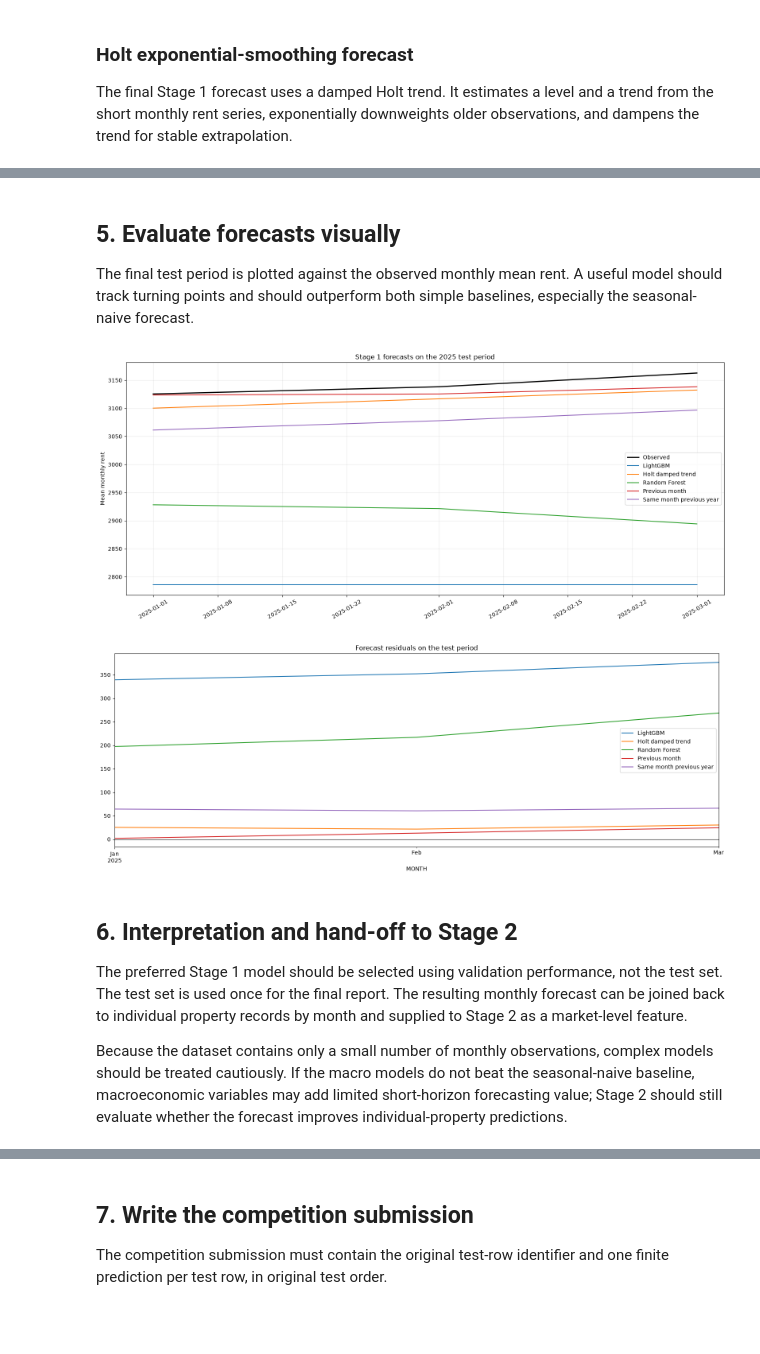
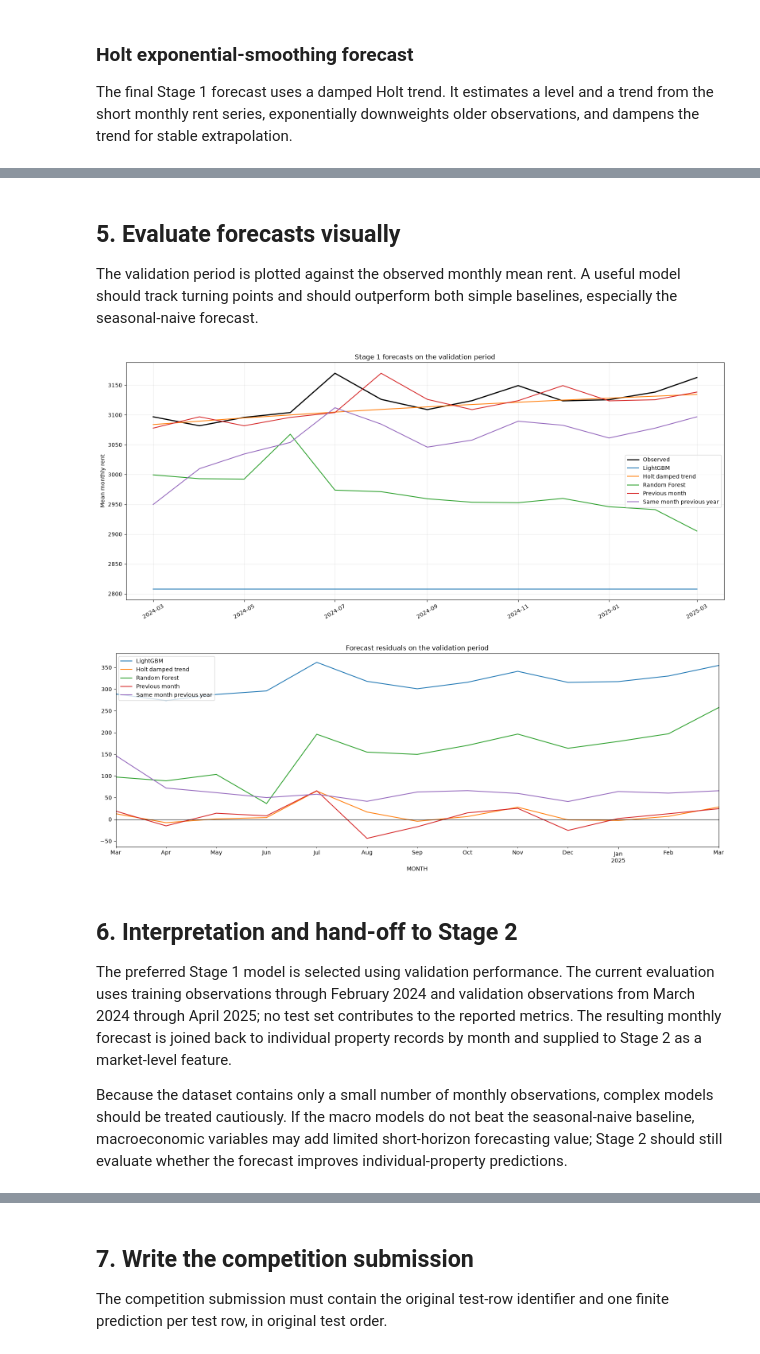
Before and after one commit to elijahkzy/CS5228-project, a Jupyter notebook: final_report/02_modelling/two_stage_models/time_series_plus_residual_model.ipynb, the cells around one changed output, grey strips where cells are left out. Cells and saved outputs as stored; diff of their text form; code cells hidden in the pictures; blank space fills up the shorter version.

```diff
--- a/final_report/02_modelling/two_stage_models/time_series_plus_residual_model.ipynb
+++ b/final_report/02_modelling/two_stage_models/time_series_plus_residual_model.ipynb
@@ -142,24 +143,29 @@ forest = Pipeline([
     ('model', RandomForestRegressor(n_estimators=500, min_samples_leaf=2, random_state=42))
 ])
 lgbm_model.fit(X_train, y_train)
-predictions = {'LightGBM': lgbm_model.predict(X_test),
-              'Holt damped trend': stage1_model.forecast(len(test))}
+predictions = {'LightGBM': lgbm_model.predict(X_valid),
+              'Holt damped trend': stage1_model.forecast(len(valid))}
 forest.fit(X_train, y_train)
-predictions['Random Forest'] = forest.predict(X_test)
+predictions['Random Forest'] = forest.predict(X_valid)
+validation_predictions = {'LightGBM': lgbm_model.predict(X_valid),
+                         'Holt damped trend': stage1_model.forecast(len(valid)),
+                         'Random Forest': forest.predict(X_valid)}
 
-test_indexed = model_data.set_index('MONTH')
-test_months = test['MONTH']
-predictions['Previous month'] = test_months.map(test_indexed['mean_monthly_rent'].shift(1)).to_numpy()
-predictions['Same month previous year'] = test_months.map(test_indexed['mean_monthly_rent'].shift(12)).to_numpy()
+validation_indexed = model_data.set_index('MONTH')
+validation_months = valid['MONTH']
+predictions['Previous month'] = validation_months.map(validation_indexed['mean_monthly_rent'].shift(1)).to_numpy()
+predictions['Same month previous year'] = validation_months.map(validation_indexed['mean_monthly_rent'].shift(12)).to_numpy()
 
 def metrics(y_true, y_pred):
     mask = np.isfinite(y_true) & np.isfinite(y_pred)
     n = int(mask.sum())
+    if n == 0:
+        return {'N': 0, 'MAE': np.nan, 'RMSE': np.nan, 'R2': np.nan}
     return {'N': n, 'MAE': mean_absolute_error(y_true[mask], y_pred[mask]),
             'RMSE': mean_squared_error(y_true[mask], y_pred[mask]) ** 0.5,
             'R2': r2_score(y_true[mask], y_pred[mask]) if n >= 2 else np.nan}
 
-evaluation = pd.DataFrame({name: metrics(y_test.to_numpy(), pred) for name, pred in predictions.items()}).T
+evaluation = pd.DataFrame({name: metrics(y_valid.to_numpy(), pred) for name, pred in predictions.items()}).T
 display(evaluation.sort_values('MAE'))
 # %% [output]
 |  | N | MAE | RMSE | R2 |
@@ -231,28 +233,28 @@ plt.xticks(rotation=30); plt.tight_layout(); plt.show()
 # %% [markdown]
 ## 5. Evaluate forecasts visually
 
-The final test period is plotted against the observed monthly mean rent. A useful model should track turning points and should outperform both simple baselines, especially the seasonal-naive forecast.
+The validation period is plotted against the observed monthly mean rent. A useful model should track turning points and should outperform both simple baselines, especially the seasonal-naive forecast.
 # %%
 fig, ax = plt.subplots(figsize=(16, 7))
-ax.plot(test['MONTH'], y_test, color='black', linewidth=2, label='Observed')
+ax.plot(valid['MONTH'], y_valid, color='black', linewidth=2, label='Observed')
 for name, pred in predictions.items():
-    ax.plot(test['MONTH'], pred, linewidth=1.5, label=name)
-ax.set_title('Stage 1 forecasts on the 2025 test period')
+    ax.plot(valid['MONTH'], pred, linewidth=1.5, label=name)
+ax.set_title('Stage 1 forecasts on the validation period')
 ax.set_ylabel('Mean monthly rent')
 ax.legend()
 ax.grid(alpha=0.25)
 plt.xticks(rotation=30); plt.tight_layout(); plt.show()
 
-residuals = pd.DataFrame({'MONTH': test['MONTH'], **{name: y_test.to_numpy() - pred for name, pred in predictions.items()}})
-residuals.set_index('MONTH').plot(figsize=(16, 6), title='Forecast residuals on the test period')
+residuals = pd.DataFrame({'MONTH': valid['MONTH'], **{name: y_valid.to_numpy() - pred for name, pred in predictions.items()}})
+residuals.set_index('MONTH').plot(figsize=(16, 6), title='Forecast residuals on the validation period')
 plt.axhline(0, color='black', linewidth=0.8); plt.tight_layout(); plt.show()
 # %% [output]
-[figure, old version]
+[figure, new version]
-[figure, old version]
+[figure, new version]
 # %% [markdown]
 ## 6. Interpretation and hand-off to Stage 2
 
-The preferred Stage 1 model should be selected using validation performance, not the test set. The test set is used once for the final report. The resulting monthly forecast can be joined back to individual property records by month and supplied to Stage 2 as a market-level feature.
+The preferred Stage 1 model is selected using validation performance. The current evaluation uses training observations through February 2024 and validation observations from March 2024 through April 2025; no test set contributes to the reported metrics. The resulting monthly forecast is joined back to individual property records by month and supplied to Stage 2 as a market-level feature.
 
 Because the dataset contains only a small number of monthly observations, complex models should be treated cautiously. If the macro models do not beat the seasonal-naive baseline, macroeconomic variables may add limited short-horizon forecasting value; Stage 2 should still evaluate whether the forecast improves individual-property predictions.
 # %% [markdown]
```
Also changed, not shown: parts of 17 cells of this notebook, 1 other file.
